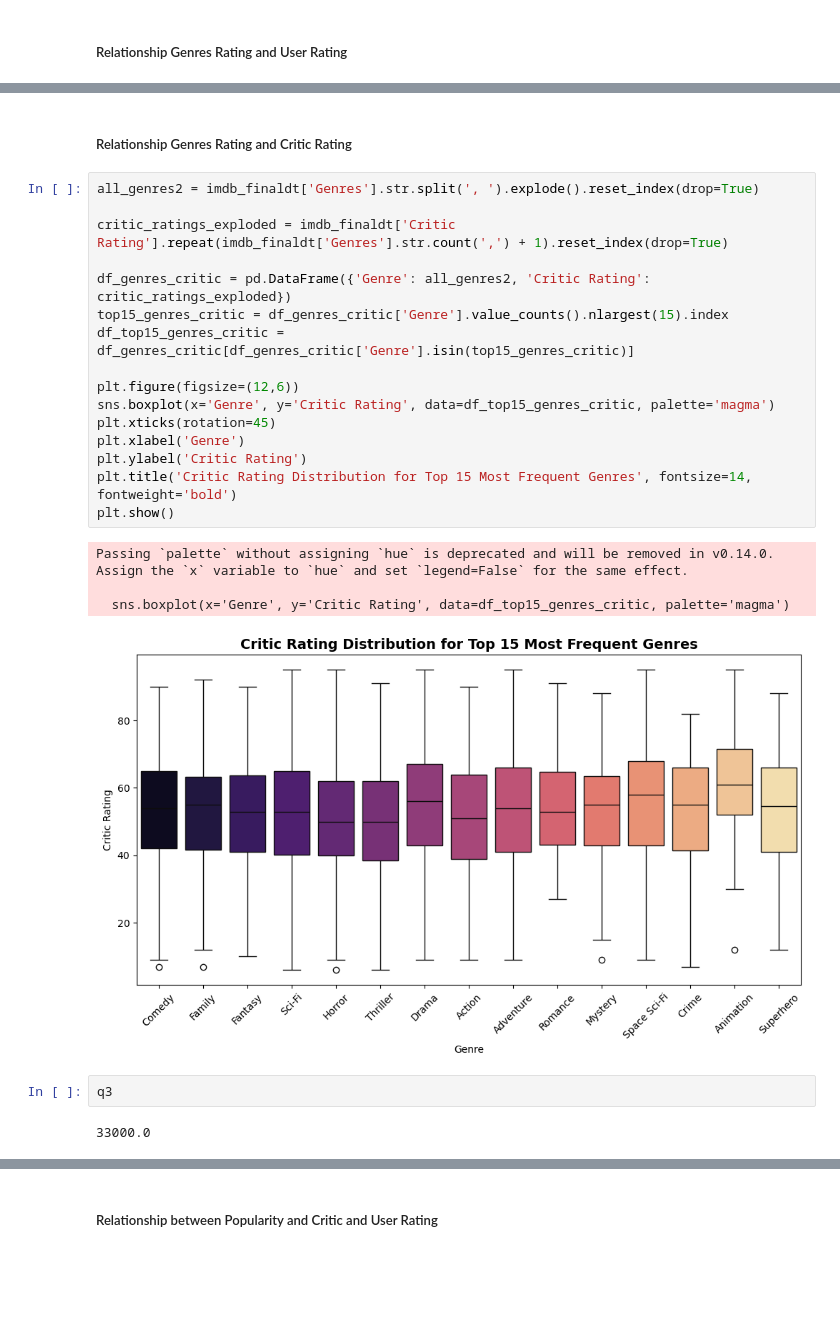
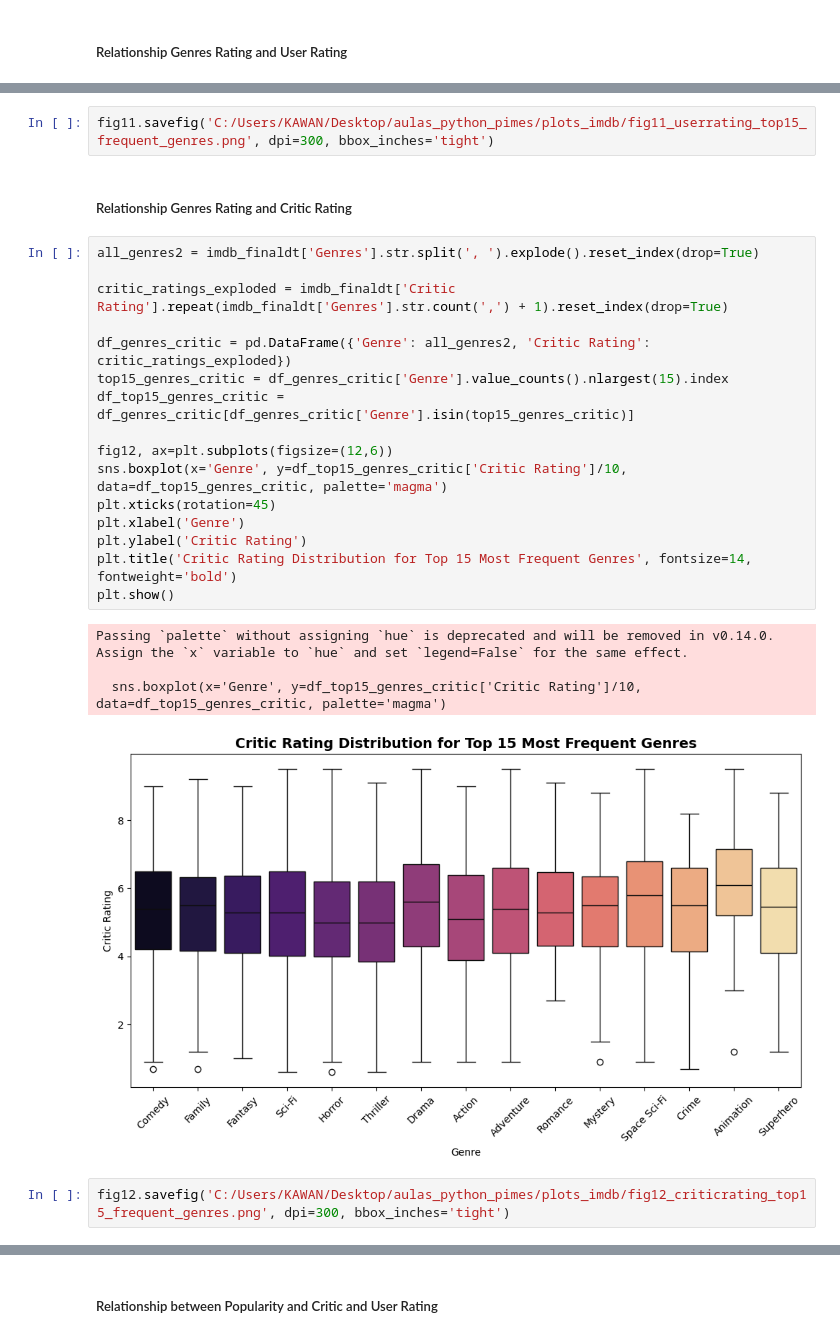
Before and after one commit to josekawan1/Data-Analysis, a Jupyter notebook: data_analysis_IMDB.ipynb, the cells around one changed output, grey strips where cells are left out. Drawn from its saved outputs; the diff is of its cells as text; blank space fills up the shorter version.

```diff
--- a/data_analysis_IMDB.ipynb
+++ b/data_analysis_IMDB.ipynb
@@ -1080,31 +1105,31 @@ Passing `palette` without assigning `hue` is deprecated and will be removed in v
 
   sns.boxplot(x='Genre', y='User Rating', data=df_top15_genres_user, palette='magma')
 [figure]
+# %%
+fig11.savefig('C:/Users/KAWAN/Desktop/aulas_python_pimes/plots_imdb/fig11_userrating_top15_frequent_genres.png', dpi=300, bbox_inches='tight')
 # %% [markdown]
 ##### Relationship Genres Rating and Critic Rating
 # %%
 all_genres2 = imdb_finaldt['Genres'].str.split(', ').explode().reset_index(drop=True)
 
 critic_ratings_exploded = imdb_finaldt['Critic Rating'].repeat(imdb_finaldt['Genres'].str.count(',') + 1).reset_index(drop=True)
 
 df_genres_critic = pd.DataFrame({'Genre': all_genres2, 'Critic Rating': critic_ratings_exploded})
 top15_genres_critic = df_genres_critic['Genre'].value_counts().nlargest(15).index
 df_top15_genres_critic = df_genres_critic[df_genres_critic['Genre'].isin(top15_genres_critic)]
 
-plt.figure(figsize=(12,6))
-sns.boxplot(x='Genre', y='Critic Rating', data=df_top15_genres_critic, palette='magma')
+fig12, ax=plt.subplots(figsize=(12,6))
+sns.boxplot(x='Genre', y=df_top15_genres_critic['Critic Rating']/10, data=df_top15_genres_critic, palette='magma')
 plt.xticks(rotation=45)
 plt.xlabel('Genre')
 plt.ylabel('Critic Rating')
 plt.title('Critic Rating Distribution for Top 15 Most Frequent Genres', fontsize=14, fontweight='bold')
 plt.show()
 # %% [output]
 Passing `palette` without assigning `hue` is deprecated and will be removed in v0.14.0. Assign the `x` variable to `hue` and set `legend=False` for the same effect.
 
-  sns.boxplot(x='Genre', y='Critic Rating', data=df_top15_genres_critic, palette='magma')
+  sns.boxplot(x='Genre', y=df_top15_genres_critic['Critic Rating']/10, data=df_top15_genres_critic, palette='magma')
-[figure, old version]
+[figure, new version]
-# %%
-q3
-# %% [output]
-33000.0
+# %%
+fig12.savefig('C:/Users/KAWAN/Desktop/aulas_python_pimes/plots_imdb/fig12_criticrating_top15_frequent_genres.png', dpi=300, bbox_inches='tight')
 # %% [markdown]
```
Also changed, not shown: parts of 40 cells of this notebook.
